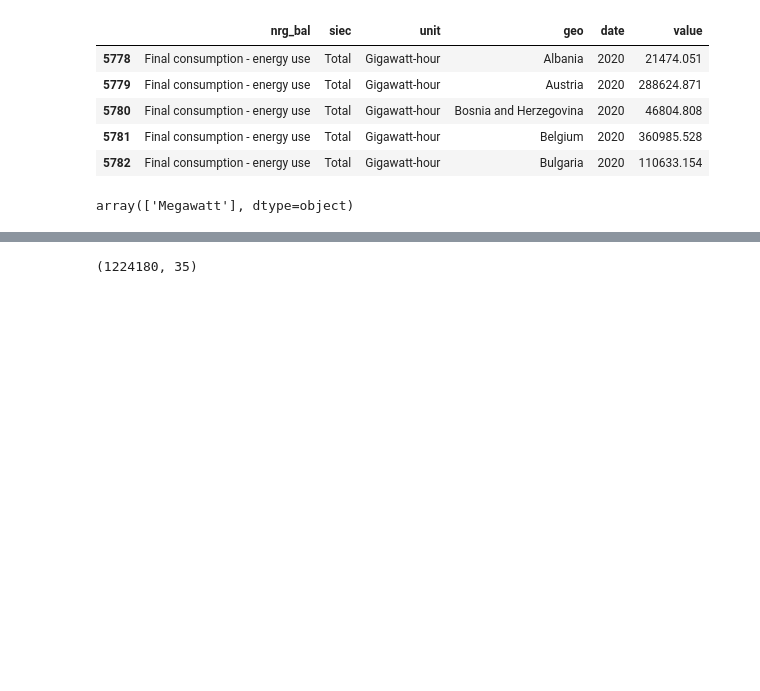
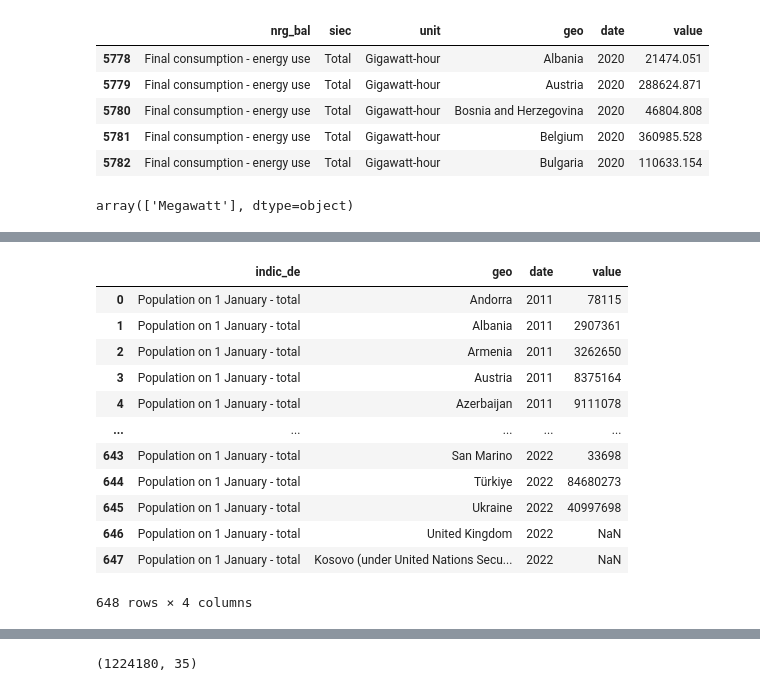
Before and after one commit to zhiravetska/FP, a Jupyter notebook: datafrom eurostat_2 copy.ipynb, the cells around one changed output, grey strips where cells are left out. Cells and saved outputs as stored; diff of their text form; code cells hidden in the pictures; blank space fills up the shorter version.

```diff
--- a/datafrom eurostat_2 copy.ipynb
+++ b/datafrom eurostat_2 copy.ipynb
@@ -87,0 +125,2 @@ balance.date=pd.to_numeric(balance.date)
+# %%
+pop = eurostat_dataset('TPS00001').GetDf()
@@ -87,0 +179,16 @@ balance.date=pd.to_numeric(balance.date)
+# %%
+population
+# %% [output]
+|  | indic_de | geo | date | value |
+| 0 | Population on 1 January - total | Andorra | 2011 | 78115 |
+| 1 | Population on 1 January - total | Albania | 2011 | 2907361 |
+| 2 | Population on 1 January - total | Armenia | 2011 | 3262650 |
+| 3 | Population on 1 January - total | Austria | 2011 | 8375164 |
+| 4 | Population on 1 January - total | Azerbaijan | 2011 | 9111078 |
+| ... | ... | ... | ... | ... |
+| 643 | Population on 1 January - total | San Marino | 2022 | 33698 |
+| 644 | Population on 1 January - total | Türkiye | 2022 | 84680273 |
+| 645 | Population on 1 January - total | Ukraine | 2022 | 40997698 |
+| 646 | Population on 1 January - total | United Kingdom | 2022 | NaN |
+| 647 | Population on 1 January - total | Kosovo (under United Nations Secu... | 2022 | NaN |
+648 rows × 4 columns
```
Also changed, not shown: parts of 20 cells of this notebook.
